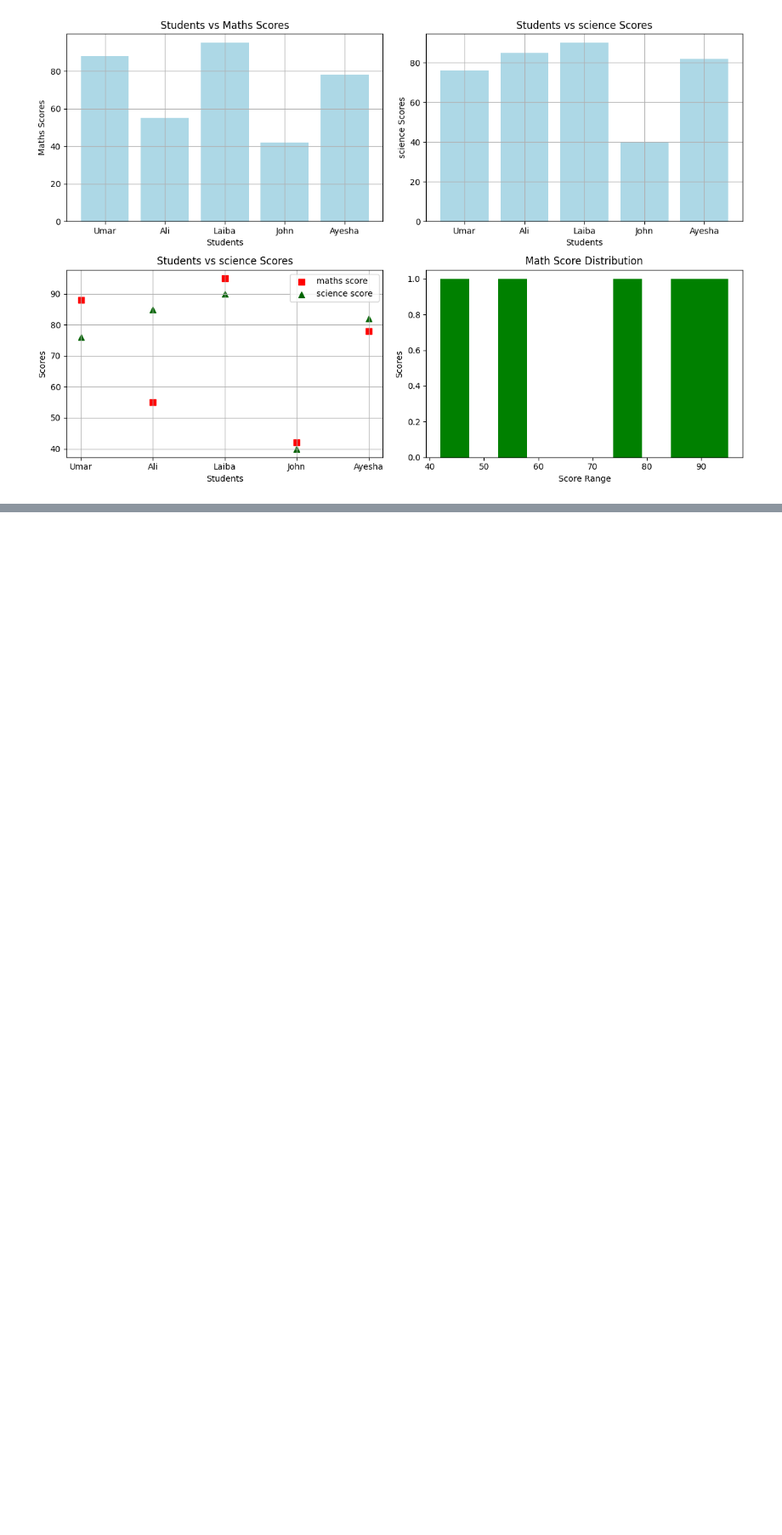
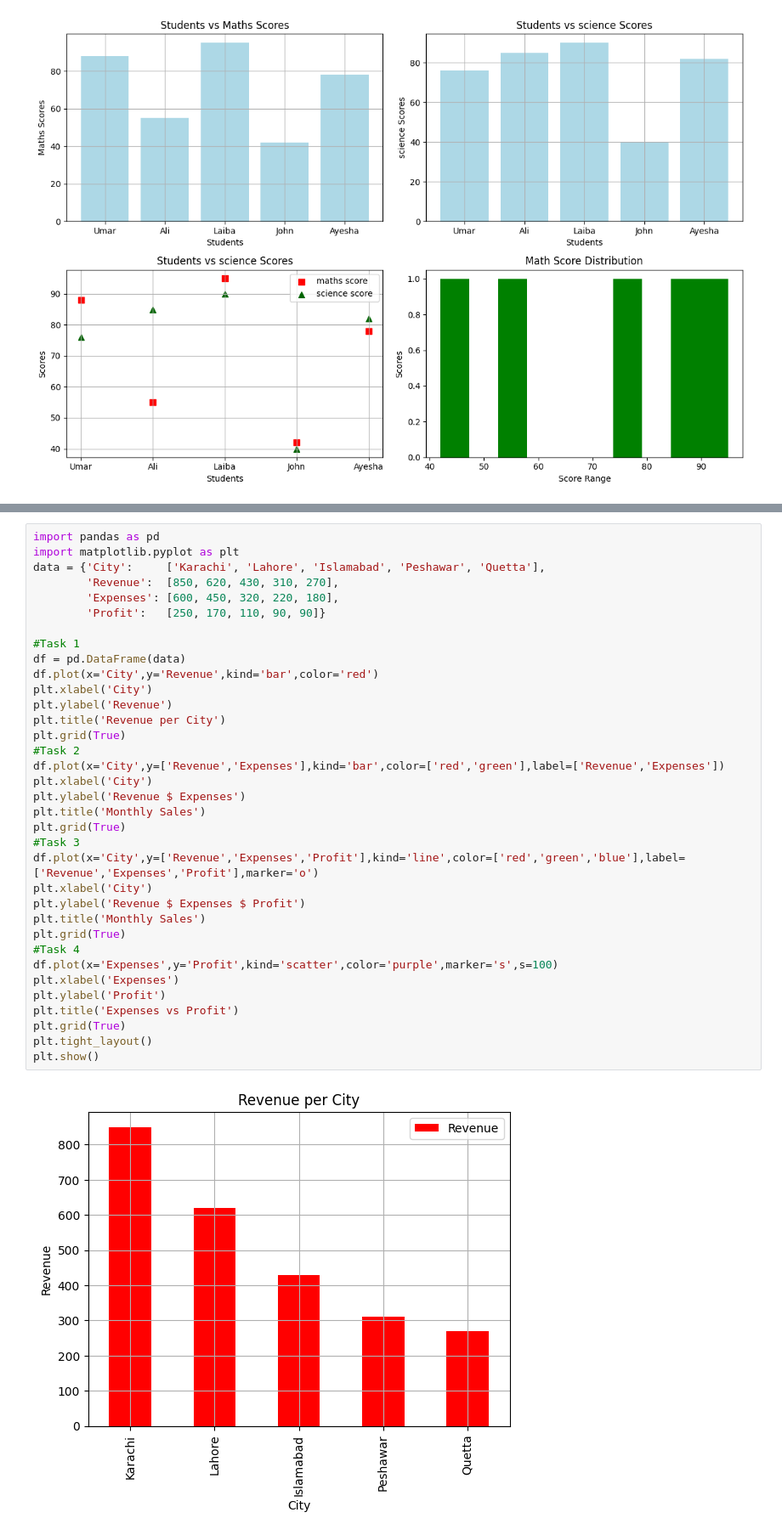
Before and after one commit to Omi-nox/Ai_Learning_Jour, a Jupyter notebook: Phase1_Python_Libraries/Lesson3_Matplotlib/exercises.ipynb, the cells around one changed output, grey strips where cells are left out. Shown at 85% size. Cells and saved outputs as stored; diff of their text form; blank space fills up the shorter version.

```diff
--- a/Phase1_Python_Libraries/Lesson3_Matplotlib/exercises.ipynb
+++ b/Phase1_Python_Libraries/Lesson3_Matplotlib/exercises.ipynb
@@ -352,0 +442,37 @@ plt.show()
+# %%
+import pandas as pd
+import matplotlib.pyplot as plt
+data = {'City':     ['Karachi', 'Lahore', 'Islamabad', 'Peshawar', 'Quetta'],
+        'Revenue':  [850, 620, 430, 310, 270],
+        'Expenses': [600, 450, 320, 220, 180],
+        'Profit':   [250, 170, 110, 90, 90]}
+
+#Task 1
+df = pd.DataFrame(data)
+df.plot(x='City',y='Revenue',kind='bar',color='red')
+plt.xlabel('City')
+plt.ylabel('Revenue')
+plt.title('Revenue per City')
+plt.grid(True)
+#Task 2
+df.plot(x='City',y=['Revenue','Expenses'],kind='bar',color=['red','green'],label=['Revenue','Expenses'])
+plt.xlabel('City')
+plt.ylabel('Revenue $ Expenses')
+plt.title('Monthly Sales')
+plt.grid(True)
+#Task 3
+df.plot(x='City',y=['Revenue','Expenses','Profit'],kind='line',color=['red','green','blue'],label=['Revenue','Expenses','Profit'],marker='o')
+plt.xlabel('City')
+plt.ylabel('Revenue $ Expenses $ Profit')
+plt.title('Monthly Sales')
+plt.grid(True)
+#Task 4
+df.plot(x='Expenses',y='Profit',kind='scatter',color='purple',marker='s',s=100)
+plt.xlabel('Expenses')
+plt.ylabel('Profit')
+plt.title('Expenses vs Profit')
+plt.grid(True)
+plt.tight_layout()
+plt.show()
+# %% [output]
+[figure, added]
```
Also changed, not shown: parts of 5 cells of this notebook.
